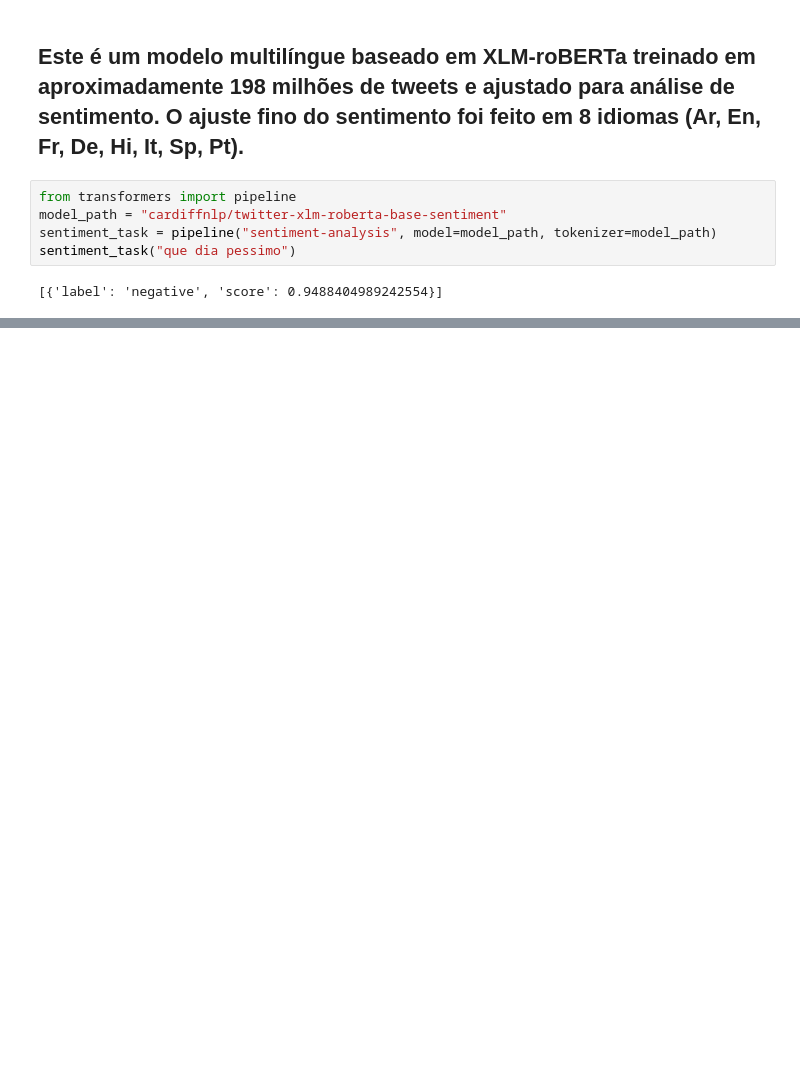
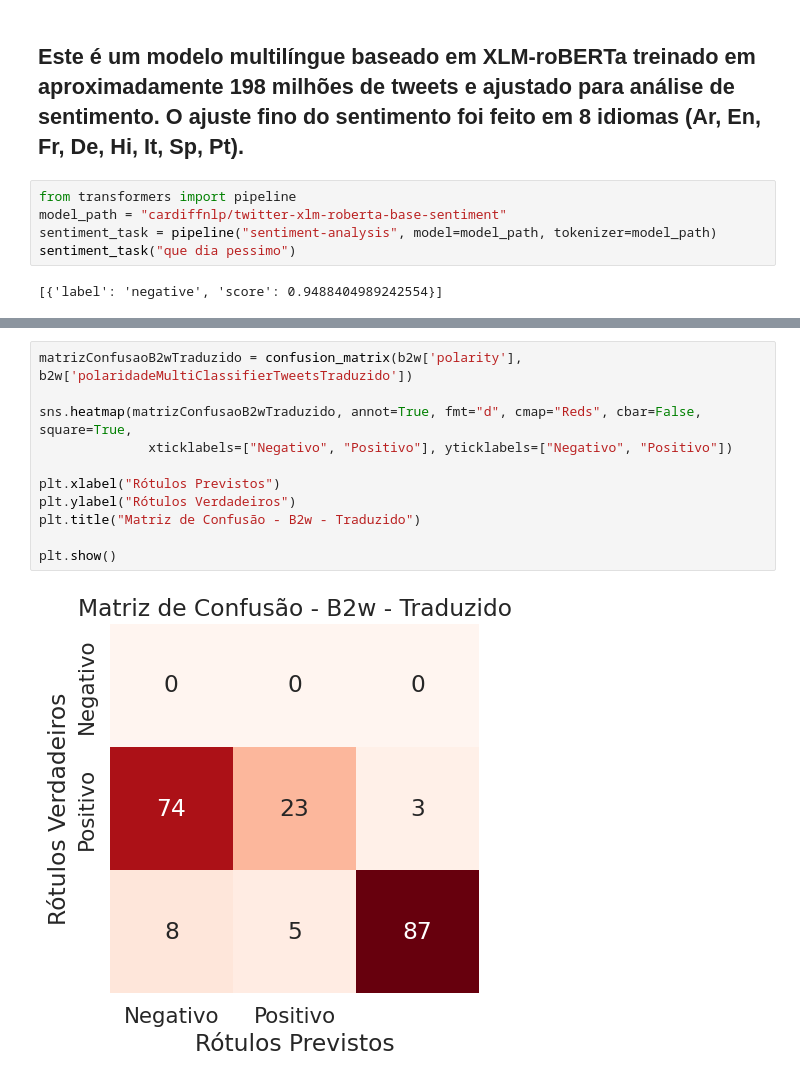
Before and after one commit to Lincolnwallace1/Impacto-da-tradu-o-neural-na-classifica-o-de-sentimentos, a Jupyter notebook: TCC-12-08.ipynb, the cells around one changed output, grey strips where cells are left out. Cells and saved outputs as stored; diff of their text form; blank space fills up the shorter version.

```diff
--- a/TCC-12-08.ipynb
+++ b/TCC-12-08.ipynb
@@ -412,0 +270,13 @@ f1B2wNegativeIngles
+# %%
+matrizConfusaoB2wTraduzido = confusion_matrix(b2w['polarity'], b2w['polaridadeMultiClassifierTweetsTraduzido'])
+
+sns.heatmap(matrizConfusaoB2wTraduzido, annot=True, fmt="d", cmap="Reds", cbar=False, square=True,
+              xticklabels=["Negativo", "Positivo"], yticklabels=["Negativo", "Positivo"])
+
+plt.xlabel("Rótulos Previstos")
+plt.ylabel("Rótulos Verdadeiros")
+plt.title("Matriz de Confusão - B2w - Traduzido")
+
+plt.show()
+# %% [output]
+[figure, added]
```
Also changed, not shown: parts of 100 cells of this notebook, 2 other files.
